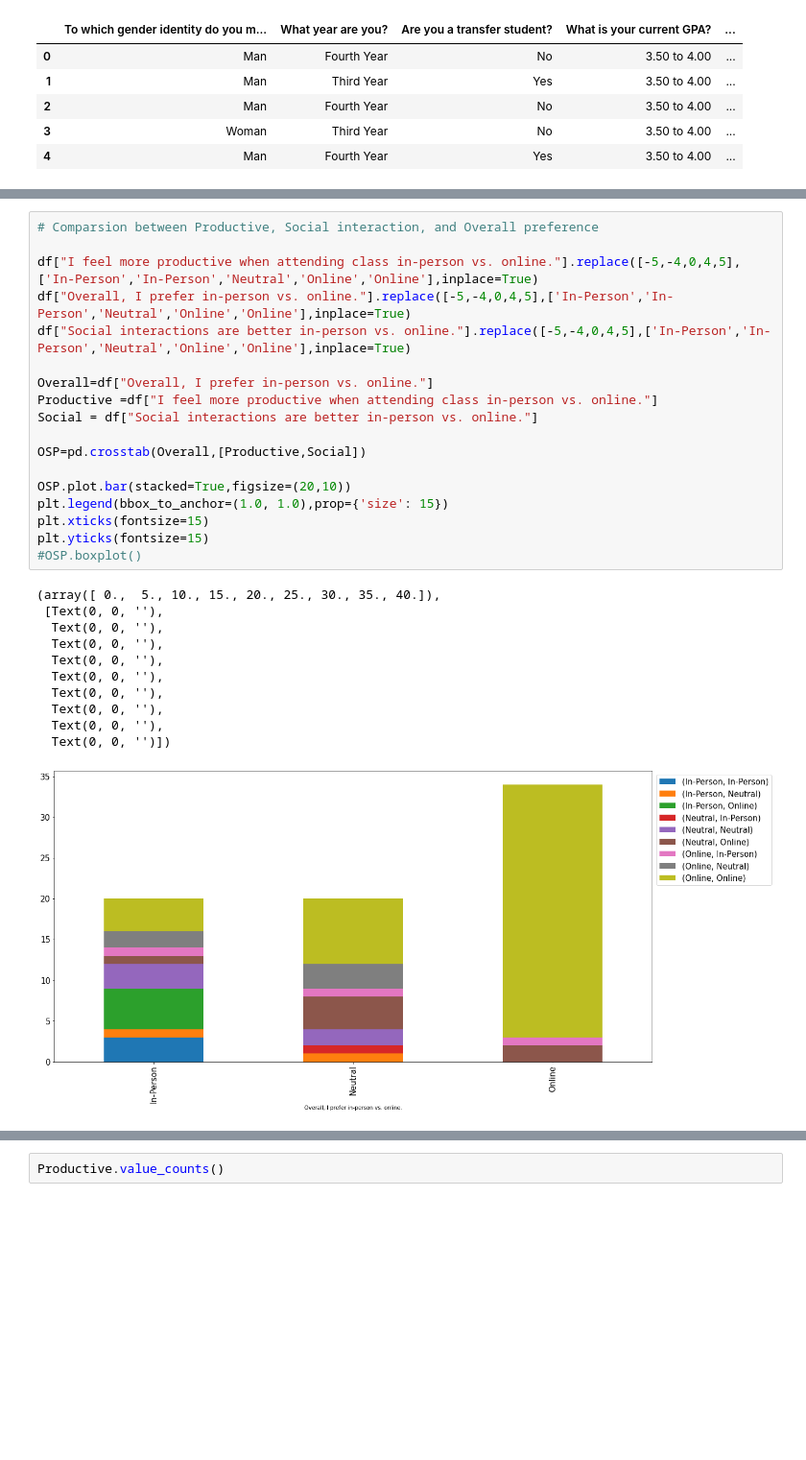
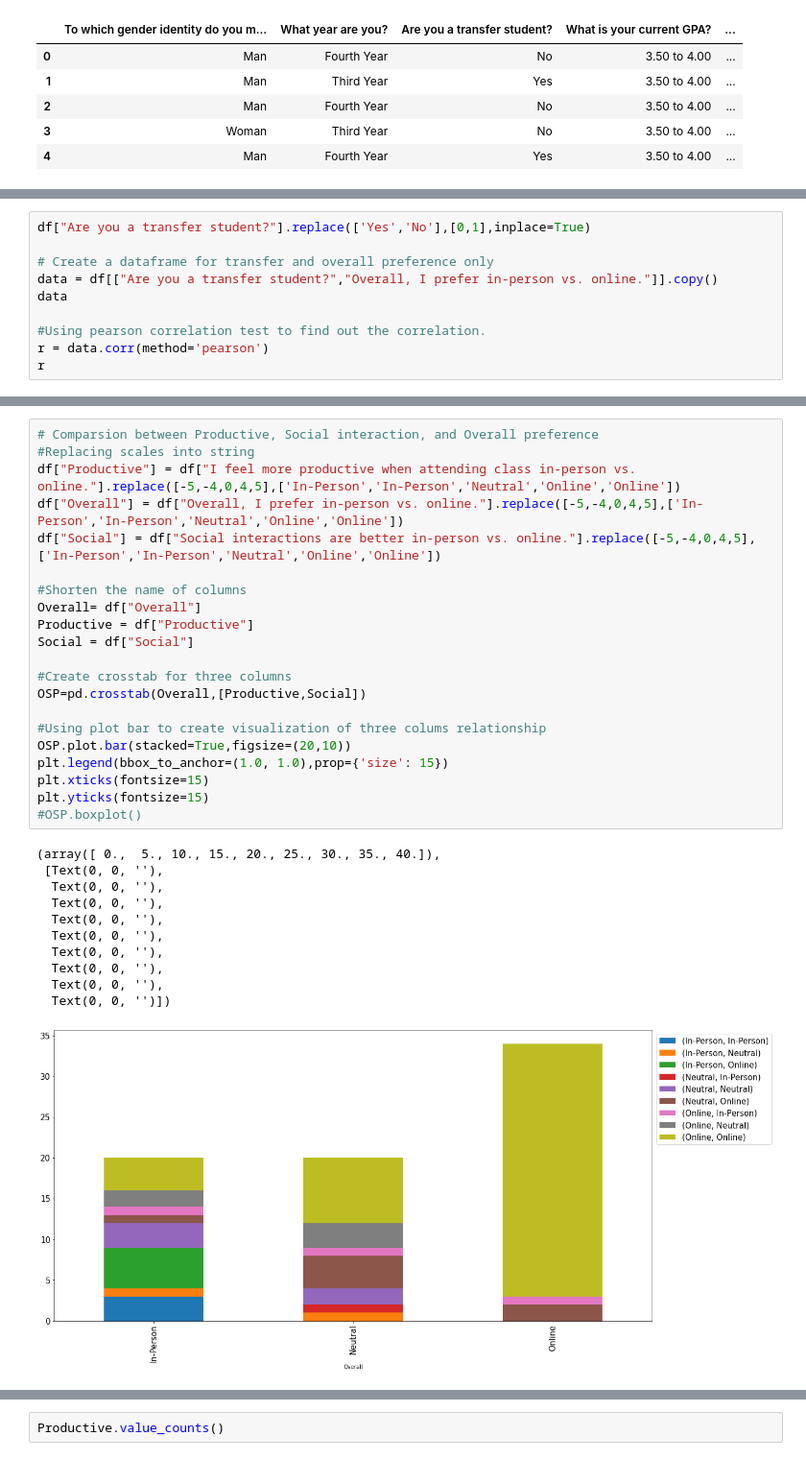
Before and after one commit to rgiron1/CS-105_miniproject, a Jupyter notebook: MiniProject.ipynb, the cells around one changed output, grey strips where cells are left out. Shown at 96% size. Cells and saved outputs as stored; diff of their text form; blank space fills up the shorter version.

```diff
--- a/MiniProject.ipynb
+++ b/MiniProject.ipynb
@@ -88,0 +105,10 @@ Nontransfer = df3.groupby("Are you a transfer student?")["School Preference"].va
+# %%
+df["Are you a transfer student?"].replace(['Yes','No'],[0,1],inplace=True)
+
+# Create a dataframe for transfer and overall preference only
+data = df[["Are you a transfer student?","Overall, I prefer in-person vs. online."]].copy()
+data
+
+#Using pearson correlation test to find out the correlation.
+r = data.corr(method='pearson')
+r
@@ -89,30 +119,33 @@ Nontransfer = df3.groupby("Are you a transfer student?")["School Preference"].va
 # %%
 # Comparsion between Productive, Social interaction, and Overall preference
+#Replacing scales into string
+df["Productive"] = df["I feel more productive when attending class in-person vs. online."].replace([-5,-4,0,4,5],['In-Person','In-Person','Neutral','Online','Online'])
+df["Overall"] = df["Overall, I prefer in-person vs. online."].replace([-5,-4,0,4,5],['In-Person','In-Person','Neutral','Online','Online'])
+df["Social"] = df["Social interactions are better in-person vs. online."].replace([-5,-4,0,4,5],['In-Person','In-Person','Neutral','Online','Online'])
 
-df["I feel more productive when attending class in-person vs. online."].replace([-5,-4,0,4,5],['In-Person','In-Person','Neutral','Online','Online'],inplace=True)
-df["Overall, I prefer in-person vs. online."].replace([-5,-4,0,4,5],['In-Person','In-Person','Neutral','Online','Online'],inplace=True)
-df["Social interactions are better in-person vs. online."].replace([-5,-4,0,4,5],['In-Person','In-Person','Neutral','Online','Online'],inplace=True)
+#Shorten the name of columns
+Overall= df["Overall"]
+Productive = df["Productive"]
+Social = df["Social"]
 
-Overall=df["Overall, I prefer in-person vs. online."]
-Productive =df["I feel more productive when attending class in-person vs. online."]
-Social = df["Social interactions are better in-person vs. online."]
-
+#Create crosstab for three columns
 OSP=pd.crosstab(Overall,[Productive,Social])
 
+#Using plot bar to create visualization of three colums relationship
 OSP.plot.bar(stacked=True,figsize=(20,10))
 plt.legend(bbox_to_anchor=(1.0, 1.0),prop={'size': 15})
 plt.xticks(fontsize=15)
 plt.yticks(fontsize=15)
 #OSP.boxplot()
 # %% [output]
 (array([ 0.,  5., 10., 15., 20., 25., 30., 35., 40.]),
  [Text(0, 0, ''),
   Text(0, 0, ''),
   Text(0, 0, ''),
   Text(0, 0, ''),
   Text(0, 0, ''),
   Text(0, 0, ''),
   Text(0, 0, ''),
   Text(0, 0, ''),
   Text(0, 0, '')])
-[figure, old version]
+[figure, new version]
```
Also changed, not shown: parts of 22 cells of this notebook.
